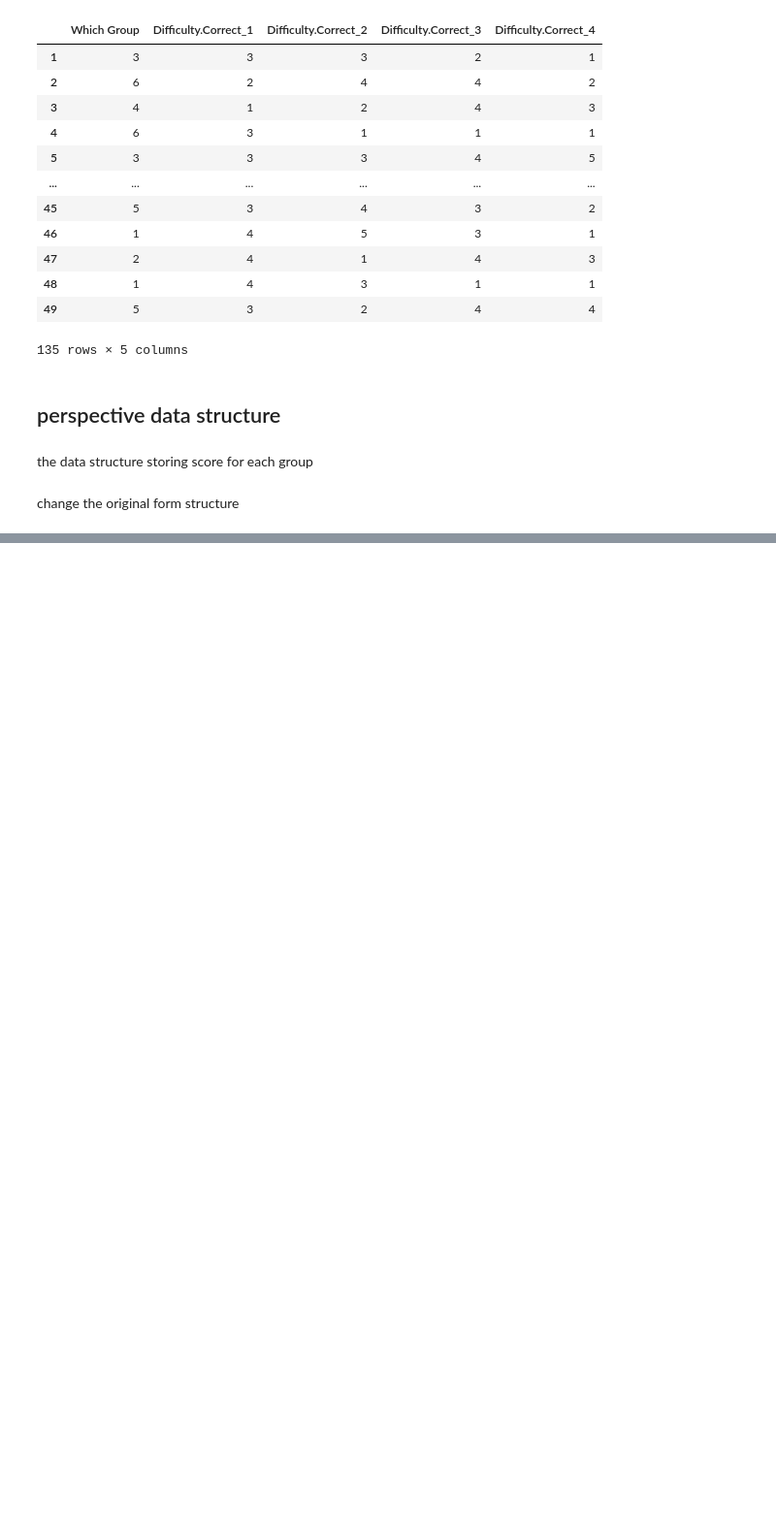
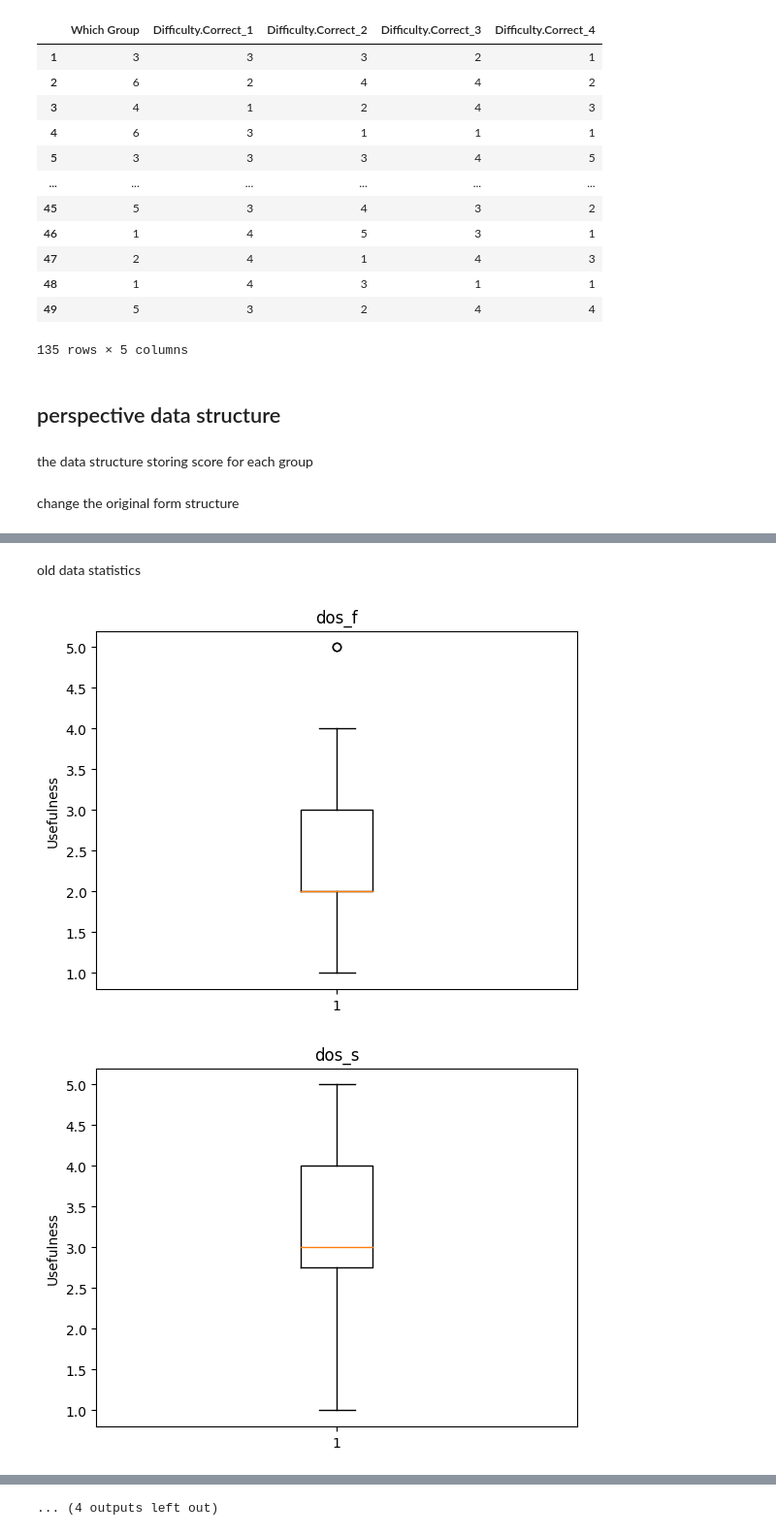
Before and after one commit to HarryZhangHH/SecurityMeasurementExperiment, a Jupyter notebook: assignment2/perspectives/analysis.ipynb, the cells around one changed output, grey strips where cells are left out. Shown at 97% size. Saved outputs shown, nothing was run; the diff lists cells and outputs as text; code cells hidden in the pictures; blank space fills up the shorter version.

```diff
--- a/assignment2/perspectives/analysis.ipynb
+++ b/assignment2/perspectives/analysis.ipynb
@@ -276,0 +331,7 @@ p-value: 0.7454092411465103
+# %% [markdown]
+old data statistics
+# %%
+plot(old_score)
+# %% [output]
+[figure, added]
+[figure, added]
@@ -276,0 +348 @@ p-value: 0.7454092411465103
+... (4 outputs left out)
```
Also changed, not shown: parts of 16 cells of this notebook.
